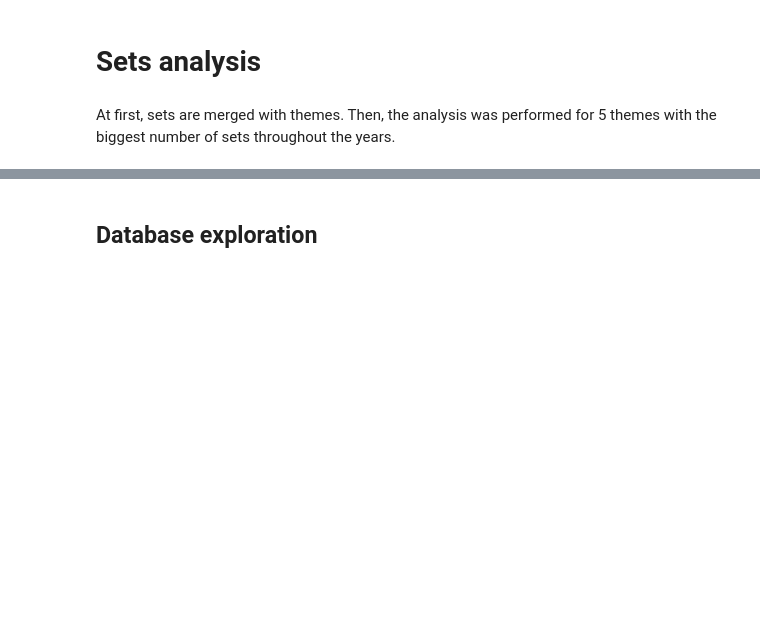
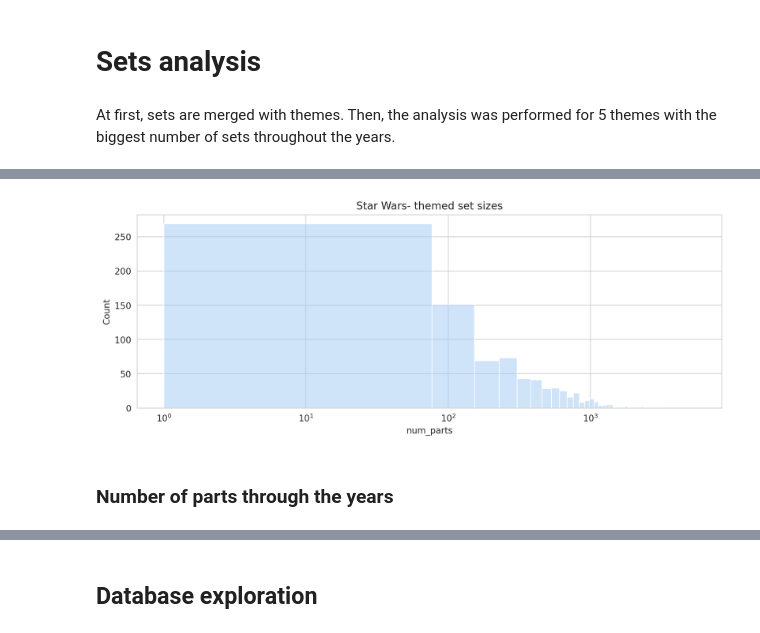
Before and after one commit to mmysior/lego-history, a Jupyter notebook: main-notebook.ipynb, the cells around one changed output, grey strips where cells are left out. Saved outputs shown, nothing was run; the diff lists cells and outputs as text; code cells hidden in the pictures; blank space fills up the shorter version.

```diff
--- a/main-notebook.ipynb
+++ b/main-notebook.ipynb
@@ -100,0 +126,10 @@ plt.show()
+# %%
+plt.figure(figsize=(12,4))
+sns.histplot(data=df_sets[df_sets['name_themes'] == 'Star Wars'], x='num_parts', alpha=0.5)
+plt.xscale('log')
+plt.title('Star Wars- themed set sizes')
+plt.show()
+# %% [output]
+[figure, added]
+# %% [markdown]
+### Number of parts through the years
```
Also changed, not shown: parts of 19 cells of this notebook.
